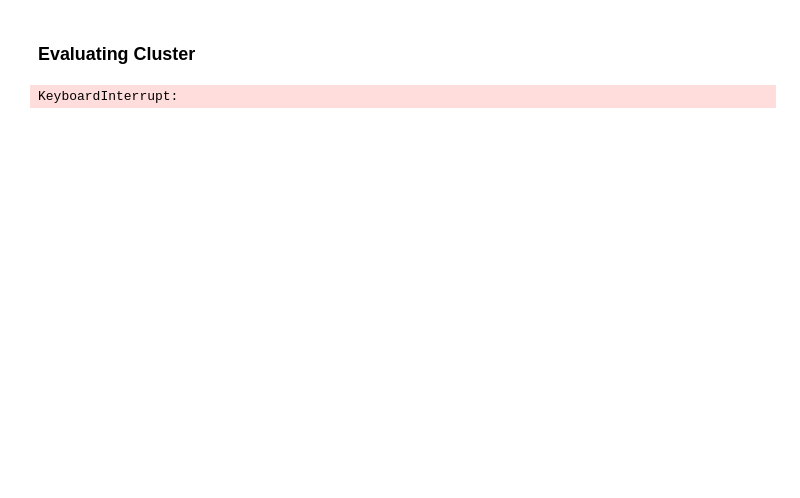
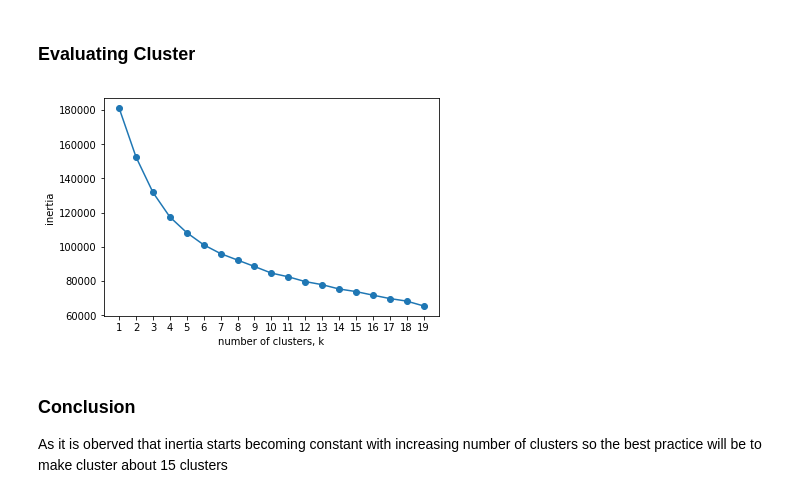
Before and after one commit to ahsansana1/Moviesrecommender, a Jupyter notebook: moviesrecomm.ipynb, the cells around one changed output. Cells and saved outputs as stored; diff of their text form; code cells hidden in the pictures; blank space fills up the shorter version.

```diff
--- a/moviesrecomm.ipynb
+++ b/moviesrecomm.ipynb
@@ -297,23 +297,29 @@ array([2, 2, 2, 2, 2, 1, 1, 1, 1, 2])
 # %% [markdown]
 ### Evaluating Cluster
 # %%
-ks = range(1, 15)
+ks = range(1, 20)
 inertias = []
 
 for k in ks:
     # Create a KMeans instance with k clusters: model
     model = KMeans(n_clusters=k)
 
     # Fit model to samples
     model.fit(train)
 
     # Append the inertia to the list of inertias
     inertias.append(model.inertia_)
 
 # Plot ks vs inertias
 plt.plot(ks, inertias, '-o')
 plt.xlabel('number of clusters, k')
 plt.ylabel('inertia')
 plt.xticks(ks)
+plt.show()
 # %% [output]
-KeyboardInterrupt:
+[figure, added]
+# %% [markdown]
+### Conclusion
+
+As it is oberved that inertia starts becoming constant with increasing number of clusters so the best practice
+will be to make cluster about 15 clusters
```
Also changed, not shown: parts of 16 cells of this notebook.
